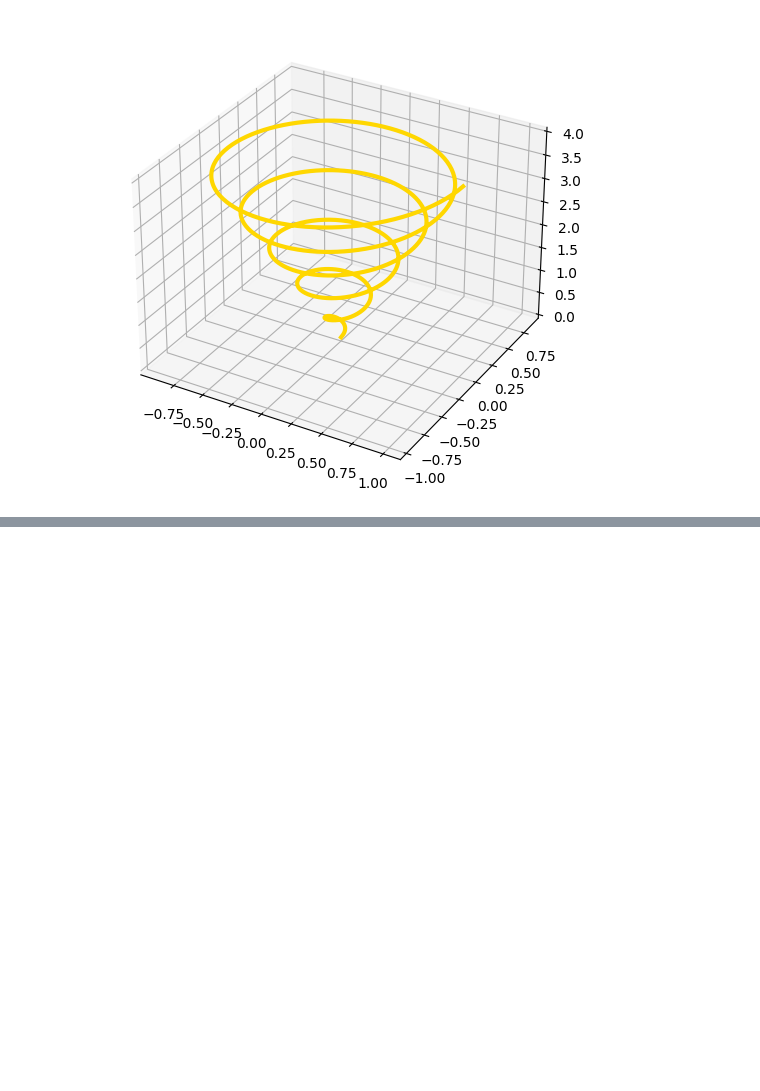
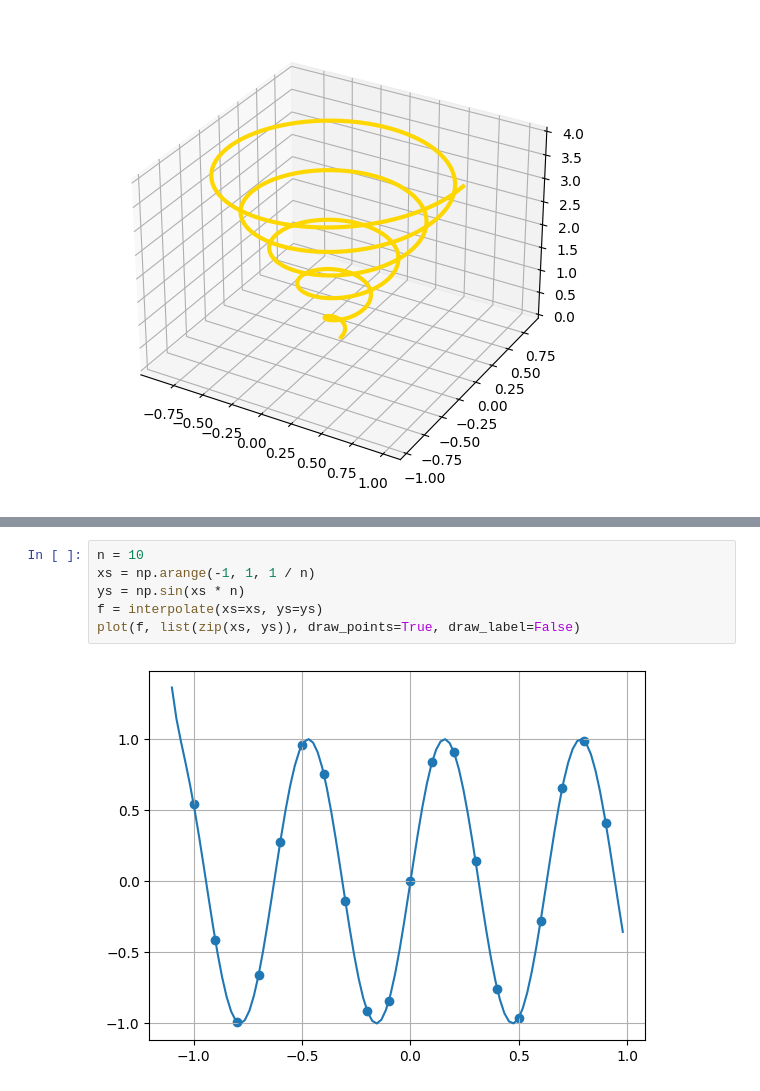
Before and after one commit to HaiBooLang/TryDeepLearning, a Jupyter notebook: ipynb/matplotlib.ipynb, the cells around one changed output, grey strips where cells are left out. Cells and saved outputs as stored; diff of their text form; blank space fills up the shorter version.

```diff
--- a/ipynb/matplotlib.ipynb
+++ b/ipynb/matplotlib.ipynb
@@ -103,0 +169,8 @@ plt.show()
+# %%
+n = 10
+xs = np.arange(-1, 1, 1 / n)
+ys = np.sin(xs * n)
+f = interpolate(xs=xs, ys=ys)
+plot(f, list(zip(xs, ys)), draw_points=True, draw_label=False)
+# %% [output]
+[figure, added]
```
Also changed, not shown: parts of 4 cells of this notebook, 13 other files.
